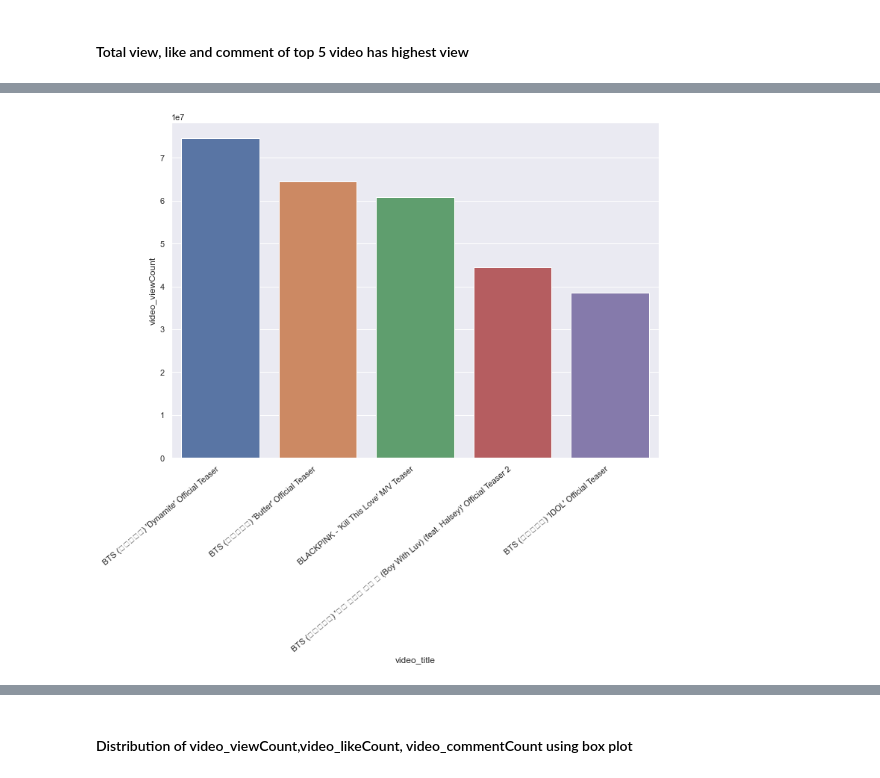
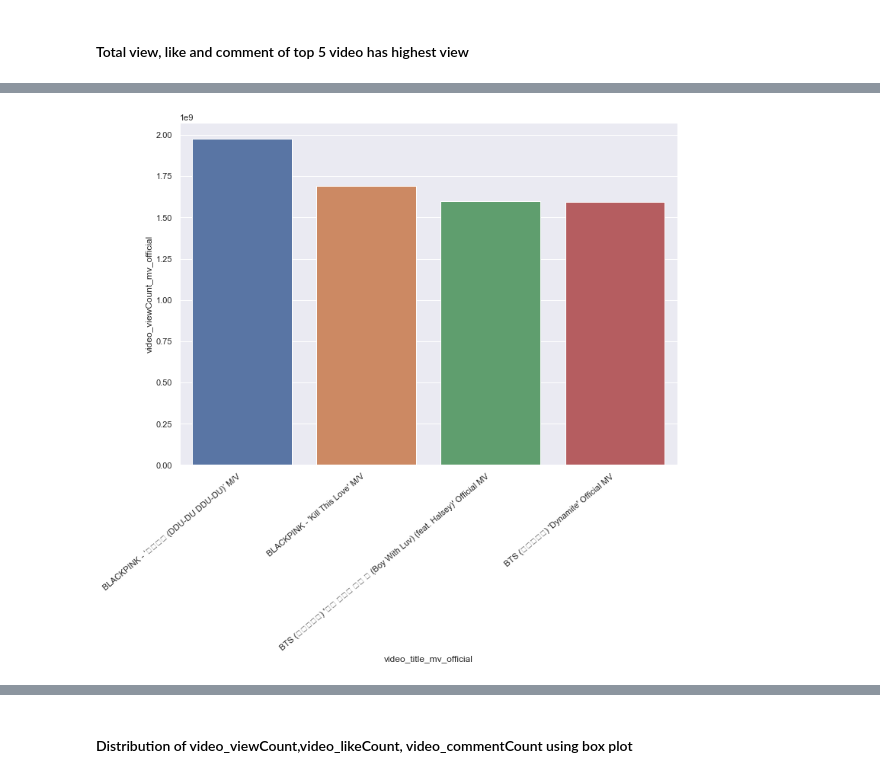
Before and after one commit to minh10022001/YoutubeData, a Jupyter notebook: plot.ipynb, the cells around one changed output, grey strips where cells are left out. Drawn from its saved outputs; the diff is of its cells as text; code cells hidden in the pictures.

Commit message:
bo sung 2 chart;

```diff
--- a/plot.ipynb
+++ b/plot.ipynb
@@ -123,7 +123,8 @@ https://gist.github.com/mwaskom/de44147ed2974457ad6372750bbe5751
 # %% [markdown]
 #### Total view, like and comment of top 5 video has highest view
 # %%
-df_view = df[['video_title','video_viewCount','video_likeCount','video_commentCount']]
-df_view = df_view.sort_values(by='video_viewCount', ascending=False).head(5)
+df_view = df[['video_title_mv_official','video_viewCount_mv_official','video_duration_mv_official','video_channelSubscriber','video_viewCount']]
+# df_view = df_view['video_title_mv_official'].unique().sort_values(by='video_viewCount_mv_official', ascending=False).head(5)
+df_view = df_view.sort_values(by='video_viewCount_mv_official', ascending=False).drop_duplicates().head(5)
 df_view
 # %% [output]
@@ -136,10 +137,10 @@ df_view
 # %%
 #plot bar chart of top 5 video with highest view count
 sns.set(style="whitegrid")
 sns.set(rc={'figure.figsize':(11.7,8.27)})
 
-ax = sns.barplot(x="video_title", y="video_viewCount", data=df_view)
+ax = sns.barplot(x="video_title_mv_official", y="video_viewCount_mv_official", data=df_view)
 ax.set_xticklabels(ax.get_xticklabels(), rotation=40, ha="right")
 plt.show()
 # %% [output]
-[figure, old version]
+[figure, new version]
```
Also changed, not shown: parts of 4 cells of this notebook, 2 other files.
